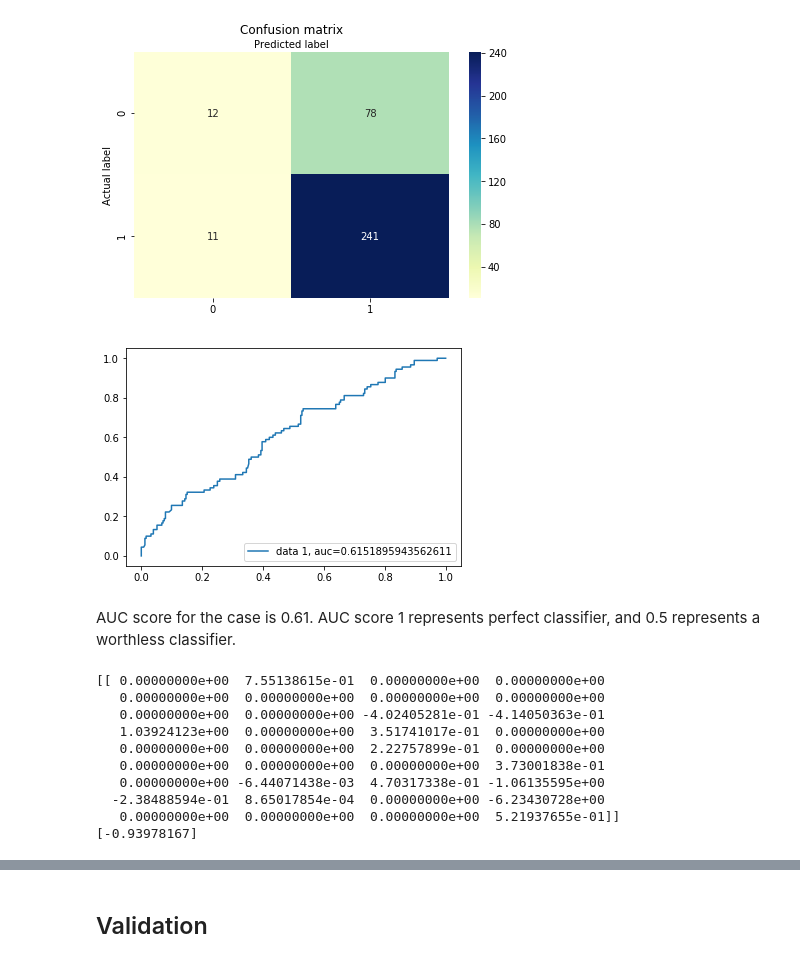
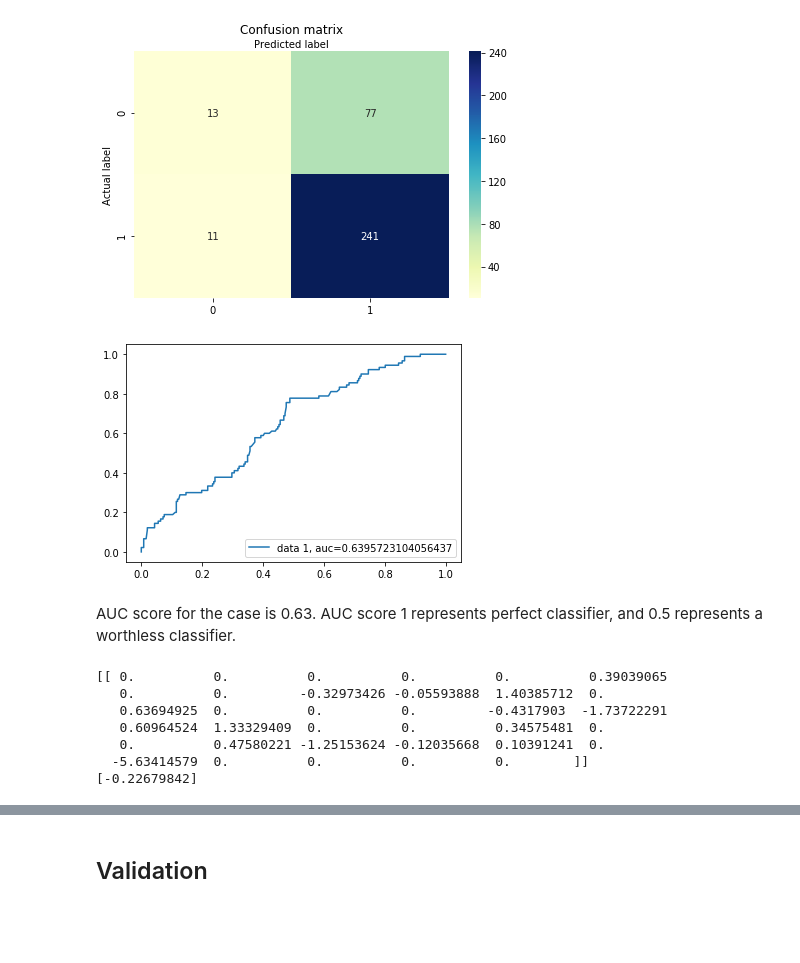
Before and after one commit to experience-corps/data-customer-health-score, a Jupyter notebook: Customer_Health_Score.ipynb, the cells around one changed output, grey strips where cells are left out. Drawn from its saved outputs; the diff is of its cells as text; code cells hidden in the pictures; blank space fills up the shorter version.

```diff
--- a/Customer_Health_Score.ipynb
+++ b/Customer_Health_Score.ipynb
@@ -687,3 +695,5 @@ df_copy['employees_trans'] = employees_trans
+# %%
+df_copy['employees_trans'] = transform_emloyees(df_copy, 'Employees')
 # %% [markdown]
 - <b>Create dataframe for binned variables</b>
 # %%
@@ -790,10 +789,10 @@ new_x_test = pd.DataFrame(x_test_norm, columns = ['duration','renewal_ARR','N°
 # %% [markdown]
 - <b>Create dummy variables</b>
 # %%
-x_train_dummy = pd.get_dummies(x_train[['auto_renewal', 'termination_rights', 'obligations', 'legal_terms', 'sla',
-                                        'prvcy_change_note', 'non_std_outrageous', 'package', 'segment']]).reset_index(drop=True)
-x_test_dummy = pd.get_dummies(x_test[['auto_renewal', 'termination_rights', 'obligations', 'legal_terms', 'sla',
-                                        'prvcy_change_note', 'non_std_outrageous', 'package', 'segment']]).reset_index(drop=True)
+x_train_dummy = pd.get_dummies(x_train[['auto_renewal', 'termination_rights', 'legal_terms', 'sla',
+                                        'sec_breach_note', 'non_std_outrageous', 'package', 'segment']]).reset_index(drop=True)
+x_test_dummy = pd.get_dummies(x_test[['auto_renewal', 'termination_rights', 'legal_terms', 'sla',
+                                        'sec_breach_note', 'non_std_outrageous', 'package', 'segment']]).reset_index(drop=True)
 # %% [markdown]
 - <b> Combine two dataframes into one for modeling </b>
 # %%
@@ -856 +834,16 @@ weighted avg       0.68      0.73      0.68       342
+# %%
+logReg1 = LogisticRegression(solver='lbfgs')
+logReg2 = LogisticRegression(penalty='l1', solver='saga')
+rfclf1 = RandomForestClassifier(min_samples_split=3)
+nbclf = naive_bayes.GaussianNB()
+knnclf = neighbors.KNeighborsClassifier(n_neighbors = 5, weights='distance')
+ldclf = LinearDiscriminantAnalysis()
+nnclf = MLPClassifier()
+nnclf1 = MLPClassifier(activation='logistic')
+nnclf2 = MLPClassifier(activation='tanh')
+nnclf3 = MLPClassifier(solver='sgd')
+nnclf4 = MLPClassifier(solver='sgd', learning_rate='invscaling')
+nnclf5 = MLPClassifier(solver='sgd', learning_rate='adaptive')
+
+algorithms = [logReg1, logReg2, rfclf1, nbclf, knnclf, ldclf, nnclf, nnclf1, nnclf2, nnclf3, nnclf4, nnclf5]
 # %%
@@ -939,5 +868,10 @@ weighted avg       0.69      0.60      0.63       342
 # %% [markdown]
 <b>Comparing the results from models, logistic regression with L1 penalty has the best performace(accuracy). So we will choose this model for final score computation.
+# %%
+model = logReg2.fit(X_train, Y_train)
+predictions = logReg2.predict(X_test)
+score = logReg2.score(X_test, Y_test)
+cm = metrics.confusion_matrix(Y_test, predictions, labels=[1,0])
 # %%
 import matplotlib.pyplot as plt
 import seaborn as sns
@@ -959,29 +893,26 @@ plt.xlabel('Predicted label')
 Text(0.5, 257.44, 'Predicted label')
 [figure]
 # %%
-y_pred_proba = logisticRegr2.predict_proba(X_test)[::,1]
+y_pred_proba = logReg2.predict_proba(X_test)[::,1]
 fpr, tpr, _ = metrics.roc_curve(Y_test,  y_pred_proba)
 auc = metrics.roc_auc_score(y_test, y_pred_proba)
 plt.plot(fpr,tpr,label="data 1, auc="+str(auc))
 plt.legend(loc=4)
 plt.show()
 # %% [output]
-[figure, old version]
+[figure, new version]
 # %% [markdown]
-AUC score for the case is 0.61. AUC score 1 represents perfect classifier, and 0.5 represents a worthless classifier.
+AUC score for the case is 0.63. AUC score 1 represents perfect classifier, and 0.5 represents a worthless classifier.
 # %%
-print(logisticRegr2.coef_)
-print(logisticRegr2.intercept_)
+print(logReg2.coef_)
+print(logReg2.intercept_)
 # %% [output]
-[[ 0.00000000e+00  7.55138615e-01  0.00000000e+00  0.00000000e+00
-   0.00000000e+00  0.00000000e+00  0.00000000e+00  0.00000000e+00
-   0.00000000e+00  0.00000000e+00 -4.02405281e-01 -4.14050363e-01
-   1.03924123e+00  0.00000000e+00  3.51741017e-01  0.00000000e+00
-   0.00000000e+00  0.00000000e+00  2.22757899e-01  0.00000000e+00
-   0.00000000e+00  0.00000000e+00  0.00000000e+00  3.73001838e-01
-   0.00000000e+00 -6.44071438e-03  4.70317338e-01 -1.06135595e+00
-  -2.38488594e-01  8.65017854e-04  0.00000000e+00 -6.23430728e+00
-   0.00000000e+00  0.00000000e+00  0.00000000e+00  5.21937655e-01]]
-[-0.93978167]
+[[ 0.          0.          0.          0.          0.          0.39039065
+   0.          0.         -0.32973426 -0.05593888  1.40385712  0.
+   0.63694925  0.          0.          0.         -0.4317903  -1.73722291
+   0.60964524  1.33329409  0.          0.          0.34575481  0.
+   0.          0.47580221 -1.25153624 -0.12035668  0.10391241  0.
+  -5.63414579  0.          0.          0.          0.        ]]
+[-0.22679842]
 # %%
 ## Probalility of getting 1 i.e churn
```
Also changed, not shown: parts of 103 cells of this notebook, 3 other files.
